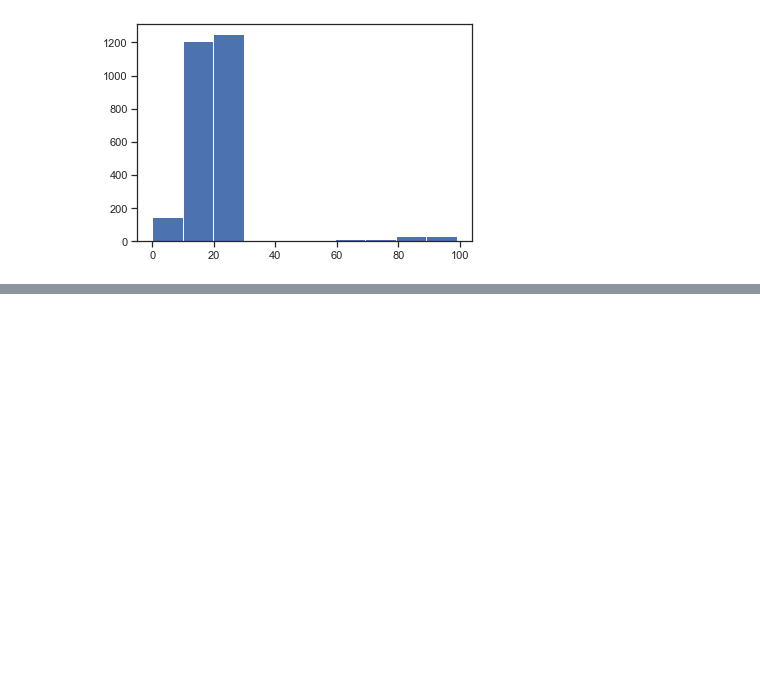
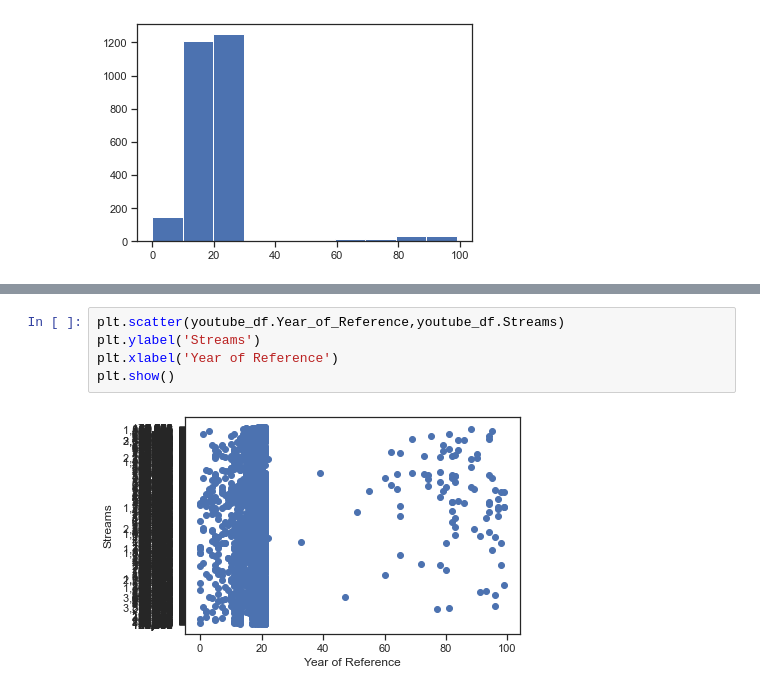
Before and after one commit to LJRollerII/mlc-project-napster, a Jupyter notebook: notebooks/MLC_Project.ipynb, the cells around one changed output, grey strips where cells are left out. Drawn from its saved outputs; the diff is of its cells as text; blank space fills up the shorter version.

```diff
--- a/notebooks/MLC_Project.ipynb
+++ b/notebooks/MLC_Project.ipynb
@@ -926,0 +967,7 @@ plt.show()
+# %%
+plt.scatter(youtube_df.Year_of_Reference,youtube_df.Streams)
+plt.ylabel('Streams')
+plt.xlabel('Year of Reference')
+plt.show()
+# %% [output]
+[figure, added]
```
Also changed, not shown: parts of 74 cells of this notebook.
